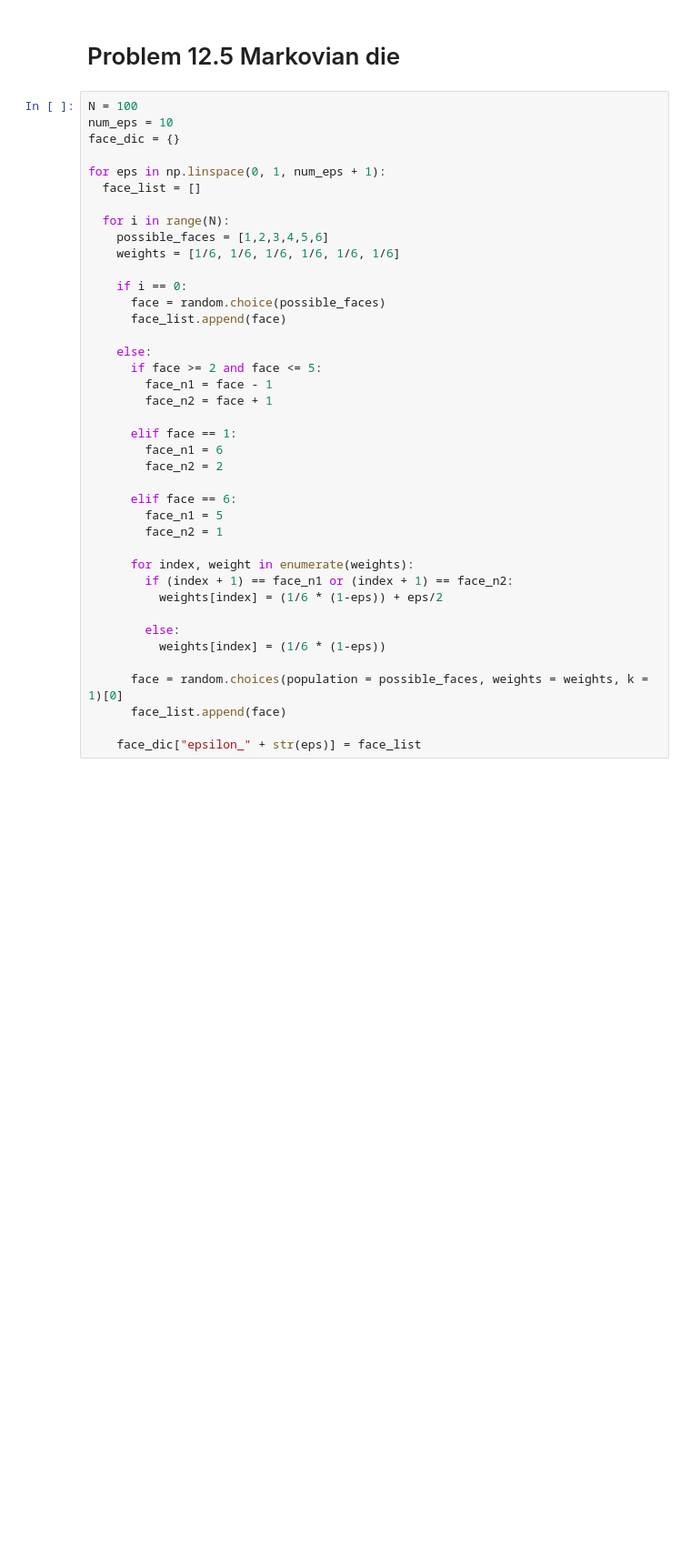
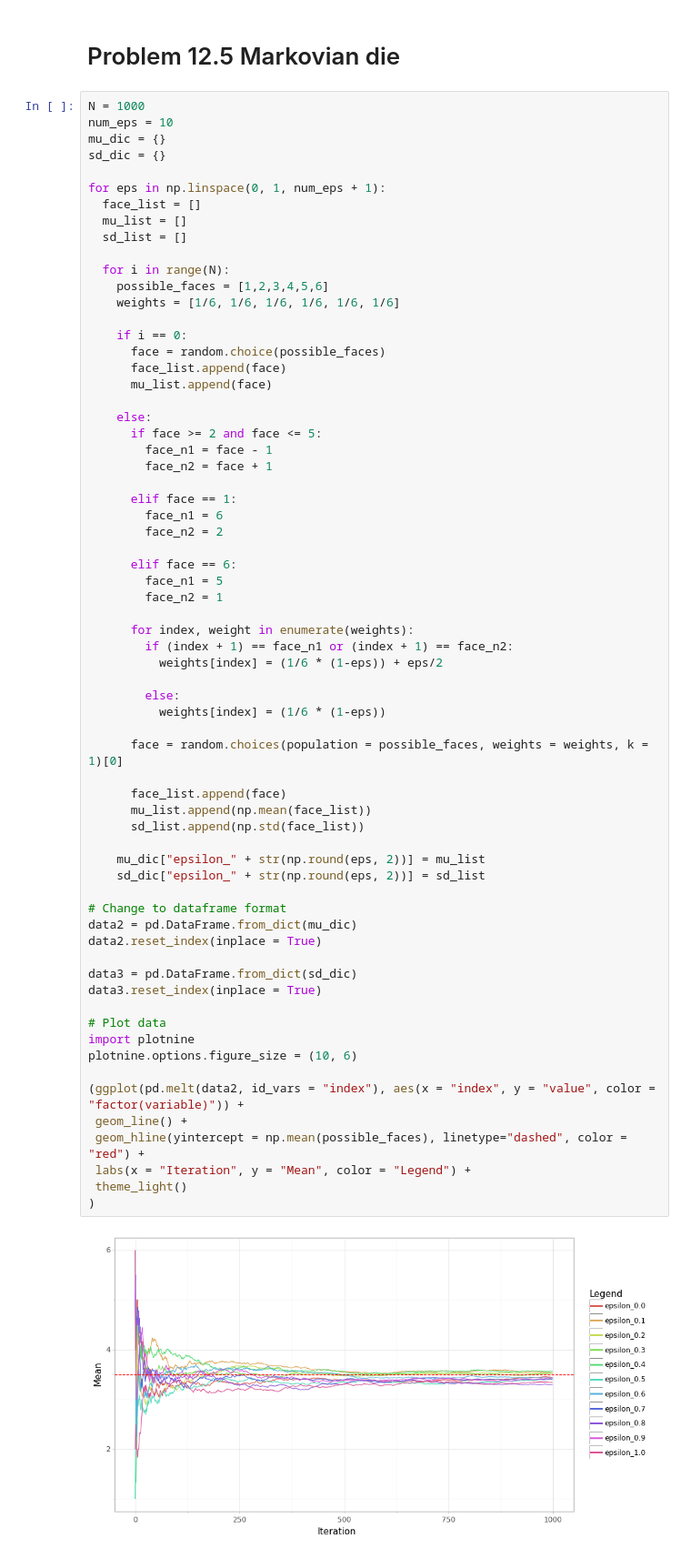
Before and after one commit to guidenis93/A-Student-Guide-to-Bayesian-Statistics, a Jupyter notebook: Problem_set_12.ipynb, the cells around one changed output. Shown at 91% size. Drawn from its saved outputs; the diff is of its cells as text; blank space fills up the shorter version.

```diff
--- a/Problem_set_12.ipynb
+++ b/Problem_set_12.ipynb
@@ -111,42 +111,70 @@ plotnine.options.figure_size = (8, 6)
 # %% [markdown]
 # Problem 12.5 Markovian die
 # %%
-N = 100
+N = 1000
 num_eps = 10
-face_dic = {}
+mu_dic = {}
+sd_dic = {}
 
 for eps in np.linspace(0, 1, num_eps + 1):
   face_list = []
+  mu_list = []
+  sd_list = []
 
   for i in range(N):
     possible_faces = [1,2,3,4,5,6]
     weights = [1/6, 1/6, 1/6, 1/6, 1/6, 1/6]
 
     if i == 0:
       face = random.choice(possible_faces)
       face_list.append(face)
+      mu_list.append(face)
 
     else:
       if face >= 2 and face <= 5:
         face_n1 = face - 1
         face_n2 = face + 1
 
       elif face == 1:
         face_n1 = 6
         face_n2 = 2
 
       elif face == 6:
         face_n1 = 5
         face_n2 = 1
 
       for index, weight in enumerate(weights):
         if (index + 1) == face_n1 or (index + 1) == face_n2:
           weights[index] = (1/6 * (1-eps)) + eps/2
 
         else:
           weights[index] = (1/6 * (1-eps))
 
       face = random.choices(population = possible_faces, weights = weights, k = 1)[0]
+
       face_list.append(face)
+      mu_list.append(np.mean(face_list))
+      sd_list.append(np.std(face_list))
 
-    face_dic["epsilon_" + str(eps)] = face_list
+    mu_dic["epsilon_" + str(np.round(eps, 2))] = mu_list
+    sd_dic["epsilon_" + str(np.round(eps, 2))] = sd_list
+
+# Change to dataframe format
+data2 = pd.DataFrame.from_dict(mu_dic)
+data2.reset_index(inplace = True)
+
+data3 = pd.DataFrame.from_dict(sd_dic)
+data3.reset_index(inplace = True)
+
+# Plot data
+import plotnine
+plotnine.options.figure_size = (10, 6)
+
+(ggplot(pd.melt(data2, id_vars = "index"), aes(x = "index", y = "value", color = "factor(variable)")) +
+ geom_line() +
+ geom_hline(yintercept = np.mean(possible_faces), linetype="dashed", color = "red") +
+ labs(x = "Iteration", y = "Mean", color = "Legend") +
+ theme_light()
+)
+# %% [output]
+[figure, added]
```
Also changed, not shown: parts of 4 cells of this notebook.
